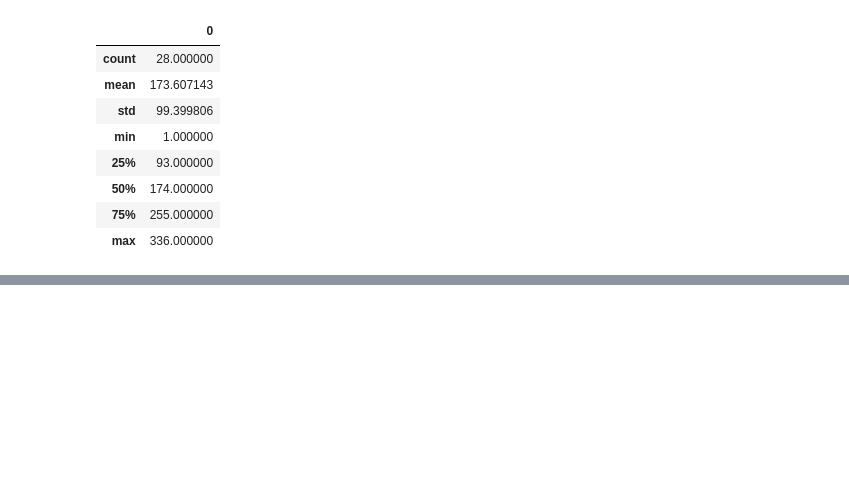
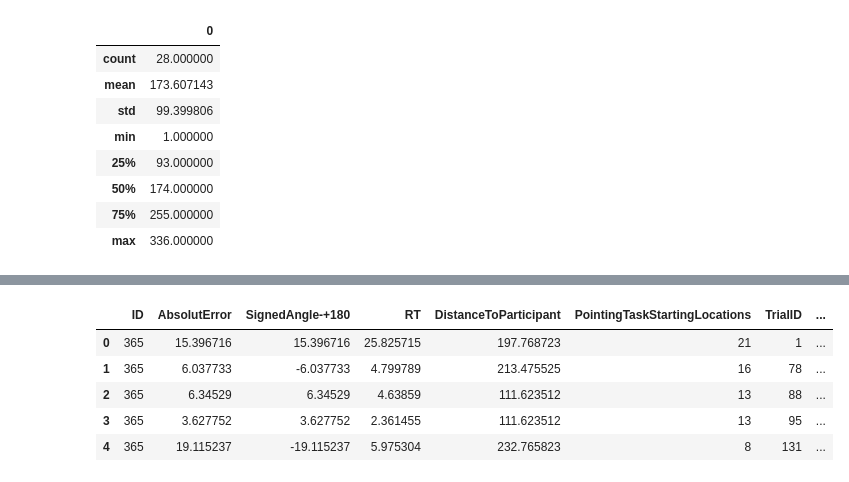
Before and after one commit to tracysanchez/Human_Agents_Impact_Nav, a Jupyter notebook: PointingTask/04_AngleRecalculation.ipynb, the cells around one changed output, grey strips where cells are left out. Drawn from its saved outputs; the diff is of its cells as text; code cells hidden in the pictures; blank space fills up the shorter version.

```diff
--- a/PointingTask/04_AngleRecalculation.ipynb
+++ b/PointingTask/04_AngleRecalculation.ipynb
@@ -387,0 +408,12 @@ interQ.to_csv('PointingTask_IQR_Final.csv')
+# %%
+PointingSum = pd.DataFrame(interQ[['SubjectID', 'AbsolutError', 'SignedAngle-+180', 'RT',  'DistanceToParticipant', 'PointingTaskStartingLocations',  'TrialID', 'avatarID', 'AvatarPresenceCategory', 'Context', 'ImageName']].values)
+# %%
+PointingSum.columns = ['ID', 'AbsolutError', 'SignedAngle-+180', 'RT',  'DistanceToParticipant', 'PointingTaskStartingLocations',  'TrialID', 'avatarID', 'AvatarPresenceCategory', 'Context', 'ImageName']
+PointingSum.head()
+# %% [output]
+|  | ID | AbsolutError | SignedAngle-+180 | RT | DistanceToParticipant | PointingTaskStartingLocations | TrialID | ... |
+| 0 | 365 | 15.396716 | 15.396716 | 25.825715 | 197.768723 | 21 | 1 | ... |
+| 1 | 365 | 6.037733 | -6.037733 | 4.799789 | 213.475525 | 16 | 78 | ... |
+| 2 | 365 | 6.34529 | 6.34529 | 4.63859 | 111.623512 | 13 | 88 | ... |
+| 3 | 365 | 3.627752 | 3.627752 | 2.361455 | 111.623512 | 13 | 95 | ... |
+| 4 | 365 | 19.115237 | -19.115237 | 5.975304 | 232.765823 | 8 | 131 | ... |
```
Also changed, not shown: parts of 2 cells of this notebook, 9 other files.
